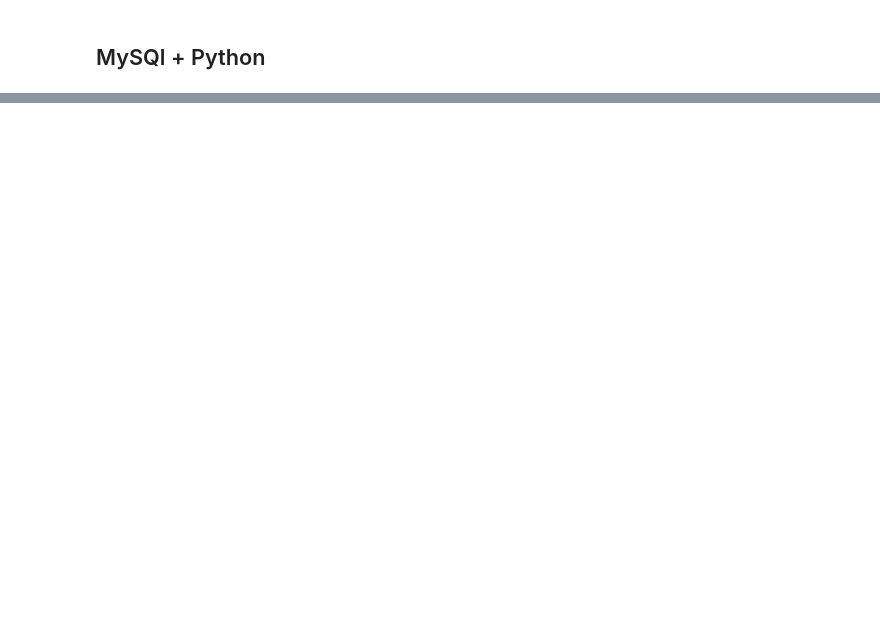
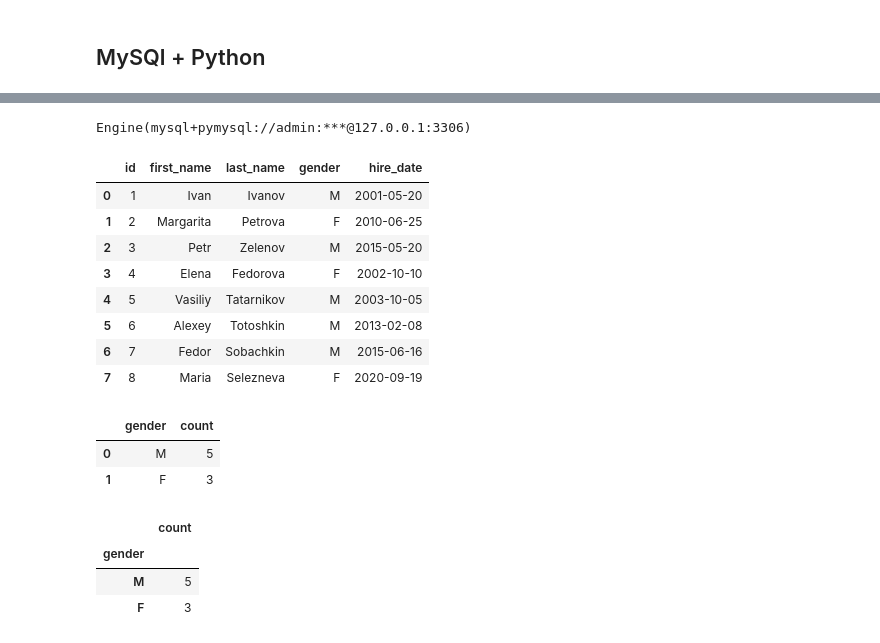
Before and after one commit to ryndovaira-org/data_science_lectures, a Jupyter notebook: 2_data_engineering/4_MySQL.ipynb, the cells around one changed output, grey strips where cells are left out. Cells and saved outputs as stored; diff of their text form; code cells hidden in the pictures; blank space fills up the shorter version.

```diff
--- a/2_data_engineering/4_MySQL.ipynb
+++ b/2_data_engineering/4_MySQL.ipynb
@@ -56,0 +81,6 @@ Executing transaction: done
+# %%
+engine = create_engine(f"mysql+pymysql://{user}:{password}@{host}:{port}")
+# engine = create_engine(f"mysql+pymysql://{user}:{password}@{host}:{port}/{db_name}")
+engine
+# %% [output]
+Engine(mysql+pymysql://admin:***@127.0.0.1:3306)
@@ -56,0 +112,28 @@ Executing transaction: done
+# %%
+employees_df = pd.read_sql_query("SELECT * FROM employees", engine)
+employees_df
+# %% [output]
+|  | id | first_name | last_name | gender | hire_date |
+| 0 | 1 | Ivan | Ivanov | M | 2001-05-20 |
+| 1 | 2 | Margarita | Petrova | F | 2010-06-25 |
+| 2 | 3 | Petr | Zelenov | M | 2015-05-20 |
+| 3 | 4 | Elena | Fedorova | F | 2002-10-10 |
+| 4 | 5 | Vasiliy | Tatarnikov | M | 2003-10-05 |
+| 5 | 6 | Alexey | Totoshkin | M | 2013-02-08 |
+| 6 | 7 | Fedor | Sobachkin | M | 2015-06-16 |
+| 7 | 8 | Maria | Selezneva | F | 2020-09-19 |
+# %%
+employees_gender_df = pd.read_sql_query("SELECT gender, COUNT(*) AS count FROM employees GROUP BY gender", engine)
+employees_gender_df
+# %% [output]
+|  | gender | count |
+| 0 | M | 5 |
+| 1 | F | 3 |
+# %%
+employees_gender_df.set_index('gender', inplace=True)
+employees_gender_df
+# %% [output]
+|  | count |
+| gender |  |
+| M | 5 |
+| F | 3 |
```
Also changed, not shown: parts of 23 cells of this notebook.
